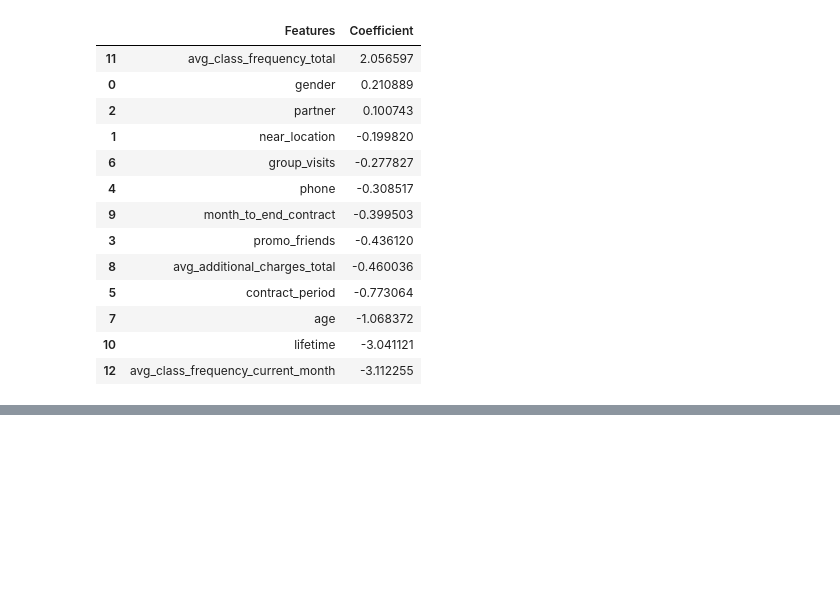
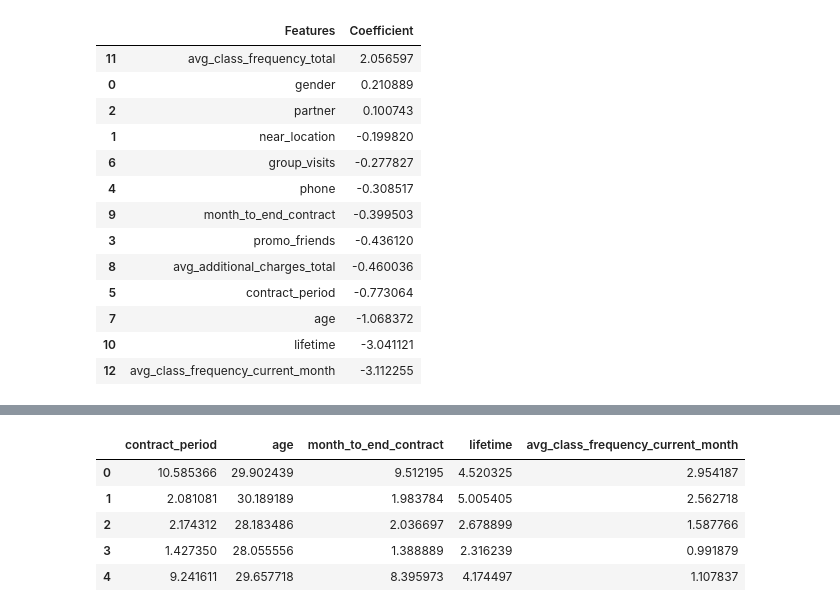
Before and after one commit to Alop89/Gym_churn_prediction, a Jupyter notebook: Gym_churn_prediction.ipynb, the cells around one changed output, grey strips where cells are left out. Cells and saved outputs as stored; diff of their text form; code cells hidden in the pictures; blank space fills up the shorter version.

```diff
--- a/Gym_churn_prediction.ipynb
+++ b/Gym_churn_prediction.ipynb
@@ -438,0 +452,12 @@ coef_df.sort_values(by = 'Coefficient', ascending = False)
+# %%
+# Se agrupa dataframe usando clusters
+churn_values_list = churn_values['index'].tolist()
+df_group_cluster = X_train.groupby('clusters').mean().reset_index()
+df_group_cluster[df_group_cluster.columns.intersection(churn_values_list)]
+# %% [output]
+|  | contract_period | age | month_to_end_contract | lifetime | avg_class_frequency_current_month |
+| 0 | 10.585366 | 29.902439 | 9.512195 | 4.520325 | 2.954187 |
+| 1 | 2.081081 | 30.189189 | 1.983784 | 5.005405 | 2.562718 |
+| 2 | 2.174312 | 28.183486 | 2.036697 | 2.678899 | 1.587766 |
+| 3 | 1.427350 | 28.055556 | 1.388889 | 2.316239 | 0.991879 |
+| 4 | 9.241611 | 29.657718 | 8.395973 | 4.174497 | 1.107837 |
```
Also changed, not shown: parts of 10 cells of this notebook.
